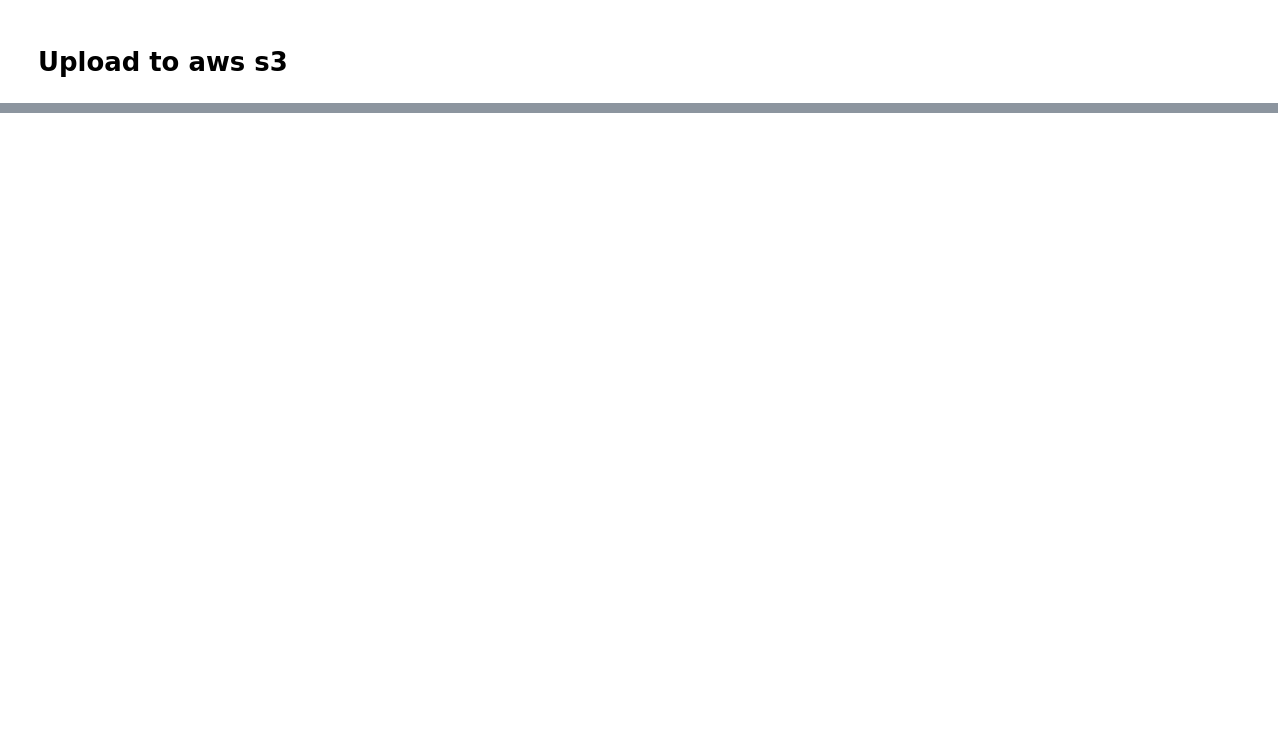
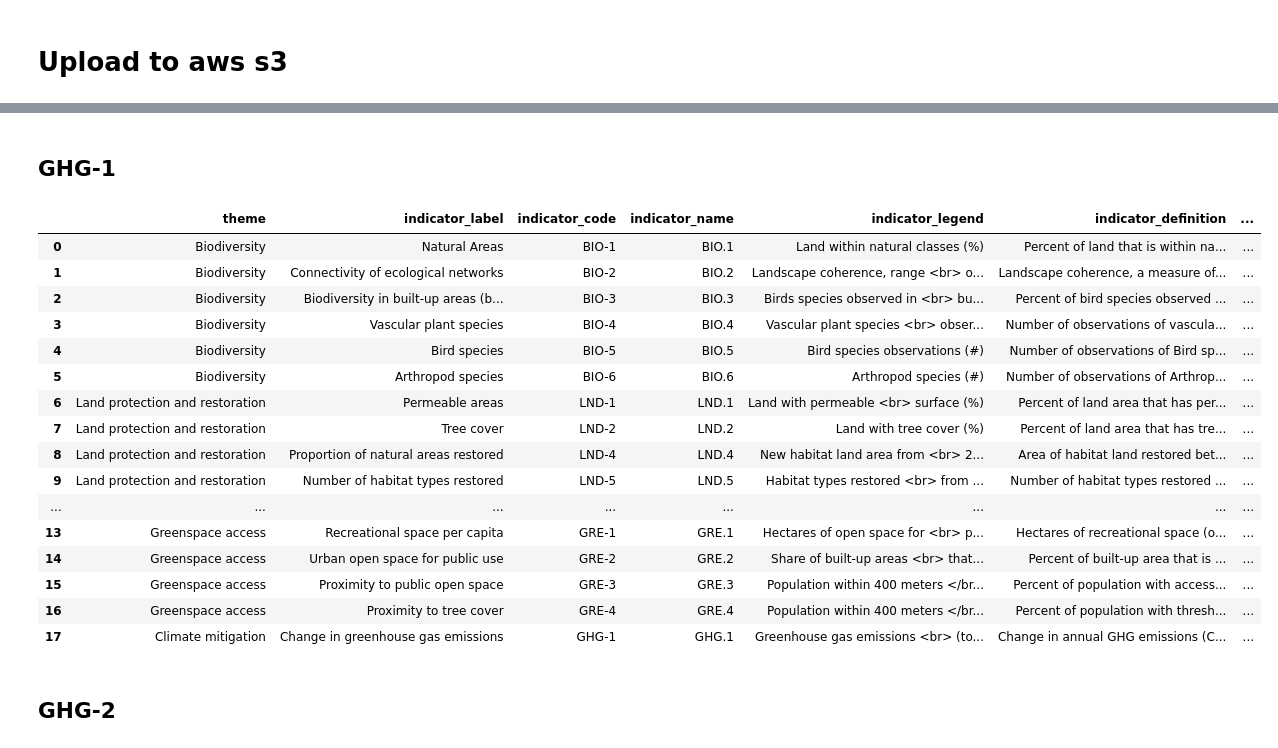
Before and after one commit to wri/cities-urbanshift, a Jupyter notebook: baseline-indicators/define-indicators.ipynb, the cells around one changed output, grey strips where cells are left out. Saved outputs shown, nothing was run; the diff lists cells and outputs as text; code cells hidden in the pictures; blank space fills up the shorter version.

```diff
--- a/baseline-indicators/define-indicators.ipynb
+++ b/baseline-indicators/define-indicators.ipynb
@@ -95,0 +710,36 @@ response = object_acl.put(ACL='public-read')
+# %% [markdown]
+## GHG-1
+# %%
+indicators_definitions_v4 = indicators_definitions_v4.append({'theme' : 'Climate mitigation',
+                                                           'indicator_label' : 'Change in greenhouse gas emissions',
+                                                           'indicator_code' : 'GHG-1',
+                                                           'indicator_name' : 'GHG.1',
+                                                           'indicator_legend': 'Greenhouse gas emissions <br> (tonnes of CO2 equivalent)',
+                                                           'indicator_definition' : 'Change in annual GHG emissions (CO2e) from city area, 2000 to 2020 (%), and disaggregated by pollutant and sector',
+                                                           'data_sources' : '<a href="https://eccad3.sedoo.fr/catalogue">CAMS Global Anthropogenic Emissions dataset</a>',
+                                                           'importance' : 'Human activity contributes to air pollution and climate change through emission of gases from fuel combustion, industrial processes, and agriculture. This indicator can help decision-makers and stakeholders identify the most important pollutants emitted locally, the activities responsible for the emissions, and, with multiple years of data, emissions trends. ',
+                                                           'methods' : 'This indicator is based on the CAMS Global Anthropogenic Emissions dataset of the Copernicus Atmosphere Monitoring Service (CAMS) and ECCAD (Granier et al. 2019). The dataset provides estimates of emissions from 12 sectors of human activity, on a 0.1-degree (approx. 11 km) spatial resolution. The estimates are based on simulations and historical data. The included sectors are: agriculture (livestock); agriculture (soils); agriculture (waste burning); power generation; fugitive emissions; industry; combustion in residential, commercial, and other settings; ships; solvents; solid waste and wastewater; off-road transportation; and on-road transportation.  We used Google Earth Engine for spatial subsetting against cities’ administrative boundaries. We report annual, sector-disaggregated emissions for the years 2000 and 2020, of the each pollutant species. We report all emissions as tonnes/year. We also provide summaries of total emissions for 2000 and 2020. In order to have a shared unit of measurement for all species of emissions, we convert tonnes to CO2 equivalent (CO2 e) based on the 20-year global warming potentials (GWP)'},
+                                                          ignore_index = True)
+
+
+indicators_definitions_v4
+# %% [output]
+|  | theme | indicator_label | indicator_code | indicator_name | indicator_legend | indicator_definition | ... |
+| 0 | Biodiversity | Natural Areas | BIO-1 | BIO.1 | Land within natural classes (%) | Percent of land that is within na... | ... |
+| 1 | Biodiversity | Connectivity of ecological networks | BIO-2 | BIO.2 | Landscape coherence, range <br> o... | Landscape coherence, a measure of... | ... |
+| 2 | Biodiversity | Biodiversity in built-up areas (b... | BIO-3 | BIO.3 | Birds species observed in <br> bu... | Percent of bird species observed ... | ... |
+| 3 | Biodiversity | Vascular plant species | BIO-4 | BIO.4 | Vascular plant species <br> obser... | Number of observations of vascula... | ... |
+| 4 | Biodiversity | Bird species | BIO-5 | BIO.5 | Bird species observations (#) | Number of observations of Bird sp... | ... |
+| 5 | Biodiversity | Arthropod species | BIO-6 | BIO.6 | Arthropod species (#) | Number of observations of Arthrop... | ... |
+| 6 | Land protection and restoration | Permeable areas | LND-1 | LND.1 | Land with permeable <br> surface (%) | Percent of land area that has per... | ... |
+| 7 | Land protection and restoration | Tree cover | LND-2 | LND.2 | Land with tree cover (%) | Percent of land area that has tre... | ... |
+| 8 | Land protection and restoration | Proportion of natural areas restored | LND-4 | LND.4 | New habitat land area from <br> 2... | Area of habitat land restored bet... | ... |
+| 9 | Land protection and restoration | Number of habitat types restored | LND-5 | LND.5 | Habitat types restored <br> from ... | Number of habitat types restored ... | ... |
+| ... | ... | ... | ... | ... | ... | ... | ... |
+| 13 | Greenspace access | Recreational space per capita | GRE-1 | GRE.1 | Hectares of open space for <br> p... | Hectares of recreational space (o... | ... |
+| 14 | Greenspace access | Urban open space for public use | GRE-2 | GRE.2 | Share of built-up areas <br> that... | Percent of built-up area that is ... | ... |
+| 15 | Greenspace access | Proximity to public open space | GRE-3 | GRE.3 | Population within 400 meters </br... | Percent of population with access... | ... |
+| 16 | Greenspace access | Proximity to tree cover | GRE-4 | GRE.4 | Population within 400 meters </br... | Percent of population with thresh... | ... |
+| 17 | Climate mitigation | Change in greenhouse gas emissions | GHG-1 | GHG.1 | Greenhouse gas emissions <br> (to... | Change in annual GHG emissions (C... | ... |
+# %% [markdown]
+## GHG-2
```
Also changed, not shown: parts of 65 cells of this notebook, 6 other files.
